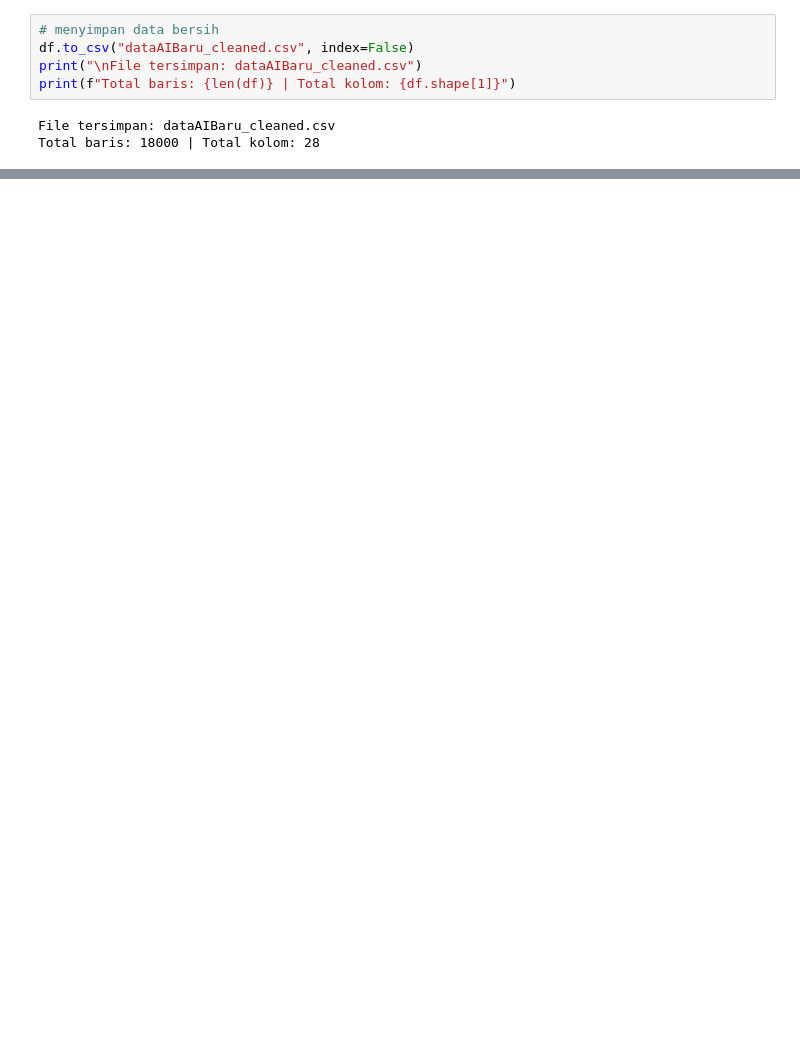
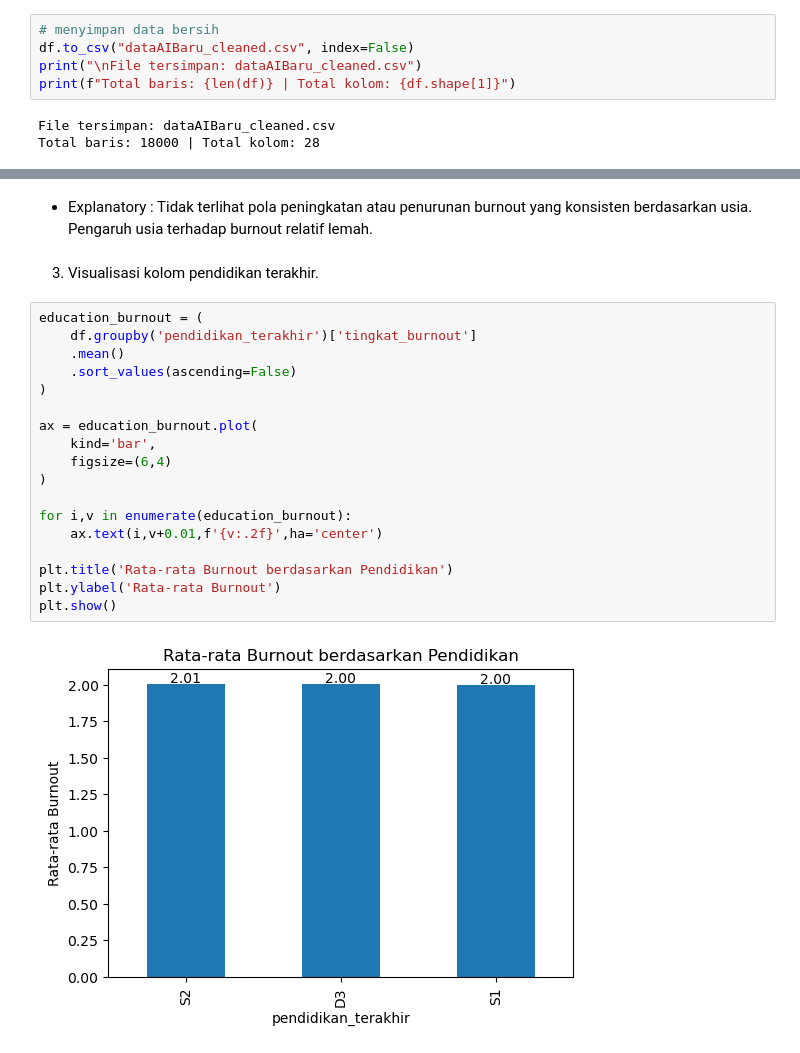
Before and after one commit to Dindaradityaswari/LowCortisol, a Jupyter notebook: DataScientist/NotebookAIBaru.ipynb, the cells around one changed output, grey strips where cells are left out. Cells and saved outputs as stored; diff of their text form; blank space fills up the shorter version.

```diff
--- a/DataScientist/NotebookAIBaru.ipynb
+++ b/DataScientist/NotebookAIBaru.ipynb
@@ -267,0 +779,24 @@ Name: count, dtype: int64
+# %% [markdown]
+- Explanatory : Tidak terlihat pola peningkatan atau penurunan burnout yang konsisten berdasarkan usia. Pengaruh usia terhadap burnout relatif lemah.
+# %% [markdown]
+3. Visualisasi kolom pendidikan terakhir.
+# %%
+education_burnout = (
+    df.groupby('pendidikan_terakhir')['tingkat_burnout']
+    .mean()
+    .sort_values(ascending=False)
+)
+
+ax = education_burnout.plot(
+    kind='bar',
+    figsize=(6,4)
+)
+
+for i,v in enumerate(education_burnout):
+    ax.text(i,v+0.01,f'{v:.2f}',ha='center')
+
+plt.title('Rata-rata Burnout berdasarkan Pendidikan')
+plt.ylabel('Rata-rata Burnout')
+plt.show()
+# %% [output]
+[figure, added]
```
Also changed, not shown: parts of 161 cells of this notebook, 1 other file.
